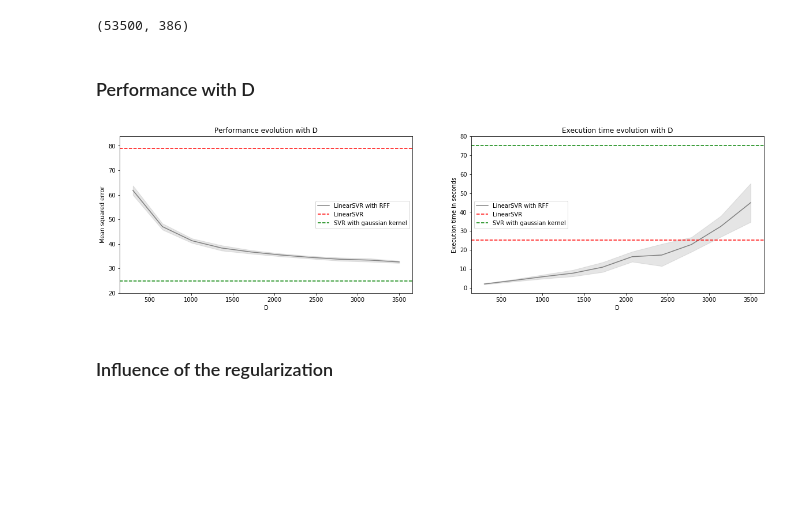
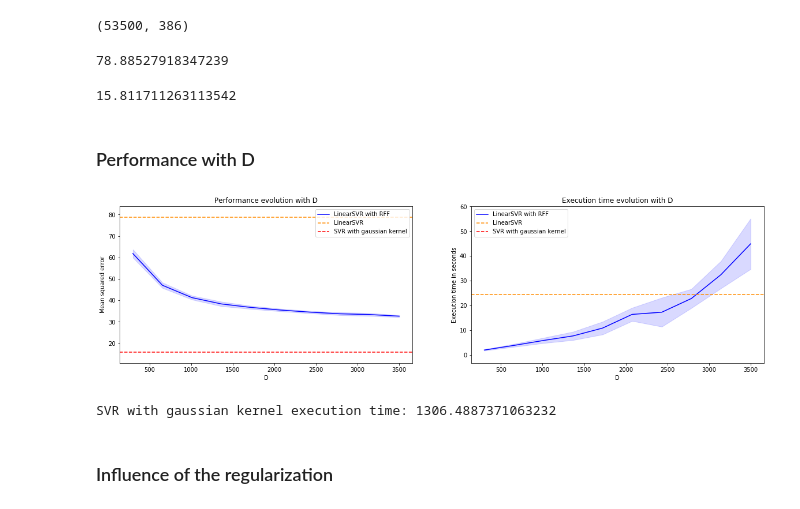
Before and after one commit to fd0r/rkhs_map670, a Jupyter notebook: Large_Scale_Learning_with_Kernels.ipynb, the cells around one changed output. Cells and saved outputs as stored; diff of their text form; code cells hidden in the pictures; blank space fills up the shorter version.

Commit message:
First results and plots

```diff
--- a/Large_Scale_Learning_with_Kernels.ipynb
+++ b/Large_Scale_Learning_with_Kernels.ipynb
@@ -116,5 +119,9 @@ time_lin = time() - t0
 y_pred_lin = lin.predict(X_test)
 score_lin = mean_squared_error(y_test, y_pred_lin)
+# %%
+score_train_lin
+# %% [output]
+78.88527918347239
 # %%
 gauss = Pipeline([('Scaler',StandardScaler()),
                   ('SVR', SVR(kernel='rbf')),])
@@ -126,5 +136,9 @@ time_gauss = time() - t0
 y_pred_gauss = gauss.predict(X_test)
 score_gauss = mean_squared_error(y_test, y_pred_gauss)
+# %%
+score_train_gauss
+# %% [output]
+15.811711263113542
 # %% [markdown]
 ### Performance with D <a name="CT_D"></a>
 # %%
@@ -158,46 +172,50 @@ y_min = min(min(np.mean(scores_rff, axis=1) - np.std(scores_rff, axis=1)),score_
 
 plt.ylim(y_min, y_max)
 
-plt.plot(list_D, np.mean(scores_rff, axis=1), '-', color='cyan', label='LinearSVR with RFF')
+plt.plot(list_D, np.mean(scores_rff, axis=1), '-', color='blue', label='LinearSVR with RFF')
 plt.fill_between(list_D, np.mean(scores_rff, axis=1) - np.std(scores_rff, axis=1),
                  np.mean(scores_rff, axis=1) + np.std(scores_rff, axis=1),
-                 color='cyan', alpha=0.2)
+                 color='blue', alpha=0.15)
 
-plt.axhline(y=score_lin, color='m', linestyle='--', label='LinearSVR')
+plt.axhline(y=score_lin, color='darkorange', linestyle='--', label='LinearSVR')
 plt.axhline(y=score_gauss, color='r', linestyle='--', label='SVR with gaussian kernel')
 
 plt.title("Performance evolution with D")
 plt.xlabel("D")
 plt.ylabel("Mean squared error")
 
-plt.legend(loc='center right')
+plt.legend(loc='upper right')
 
 # Plot of the execution time
 
 plt.subplot(1,2,2)
 
-y_max = max(max(np.mean(times_rff, axis=1) + np.std(times_rff, axis=1)),time_lin, time_gauss)+5
-y_min = min(min(np.mean(times_rff, axis=1) - np.std(times_rff, axis=1)),time_lin, time_gauss)-5
+y_max = max(max(np.mean(times_rff, axis=1) + np.std(times_rff, axis=1)),time_lin)+5
+y_min = min(min(np.mean(times_rff, axis=1) - np.std(times_rff, axis=1)),time_lin)-5
 
 plt.ylim(y_min, y_max)
 
 plt.plot(list_D, np.mean(times_rff, axis=1), '-', color='blue', label='LinearSVR with RFF')
 plt.fill_between(list_D, np.mean(times_rff, axis=1) - np.std(times_rff, axis=1),
                  np.mean(times_rff, axis=1) + np.std(times_rff, axis=1),
-                 color='blue', alpha=0.2)
+                 color='blue', alpha=0.15)
 
-plt.axhline(y=time_lin, color='m', linestyle='--', label='LinearSVR')
+plt.axhline(y=time_lin, color='darkorange', linestyle='--', label='LinearSVR')
 plt.axhline(y=time_gauss, color='r', linestyle='--', label='SVR with gaussian kernel')
 
 plt.title("Execution time evolution with D")
 plt.xlabel("D")
 plt.ylabel("Execution time in seconds")
 
-plt.legend(loc='center left')
+plt.legend(loc='upper left')
 
 plt.show()
 # %% [output]
-[figure, old version]
+[figure, new version]
+# %%
+print("SVR with gaussian kernel execution time:", time_gauss)
+# %% [output]
+SVR with gaussian kernel execution time: 1306.4887371063232
 # %% [markdown]
 ### Influence of the regularization  <a name="CT_reg"></a>
 # %%
```
Also changed, not shown: parts of 4 cells of this notebook.
